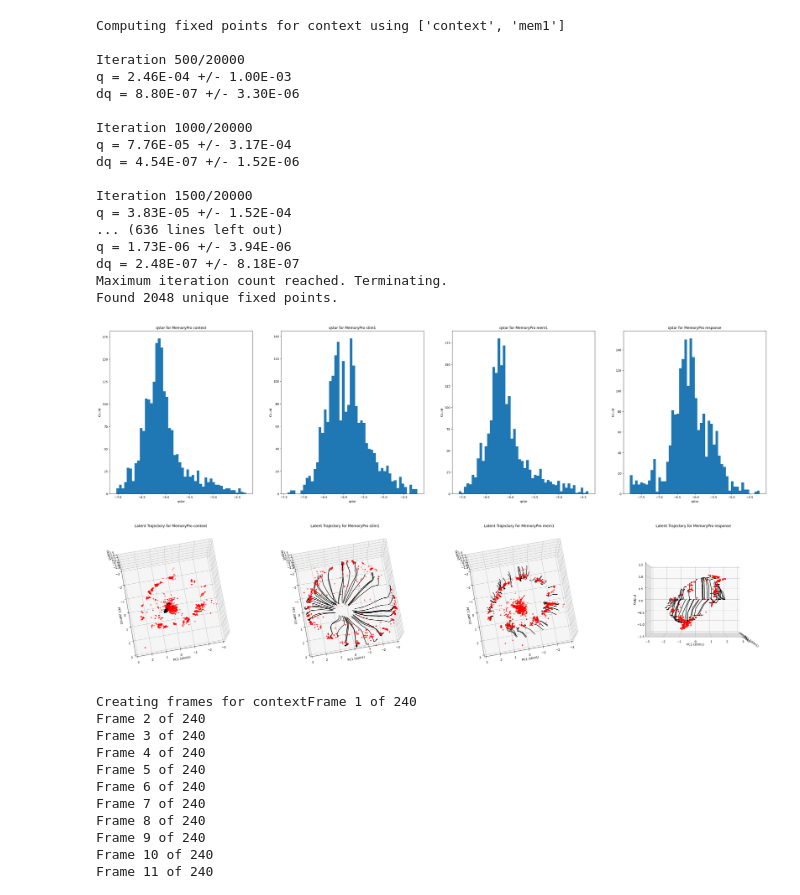
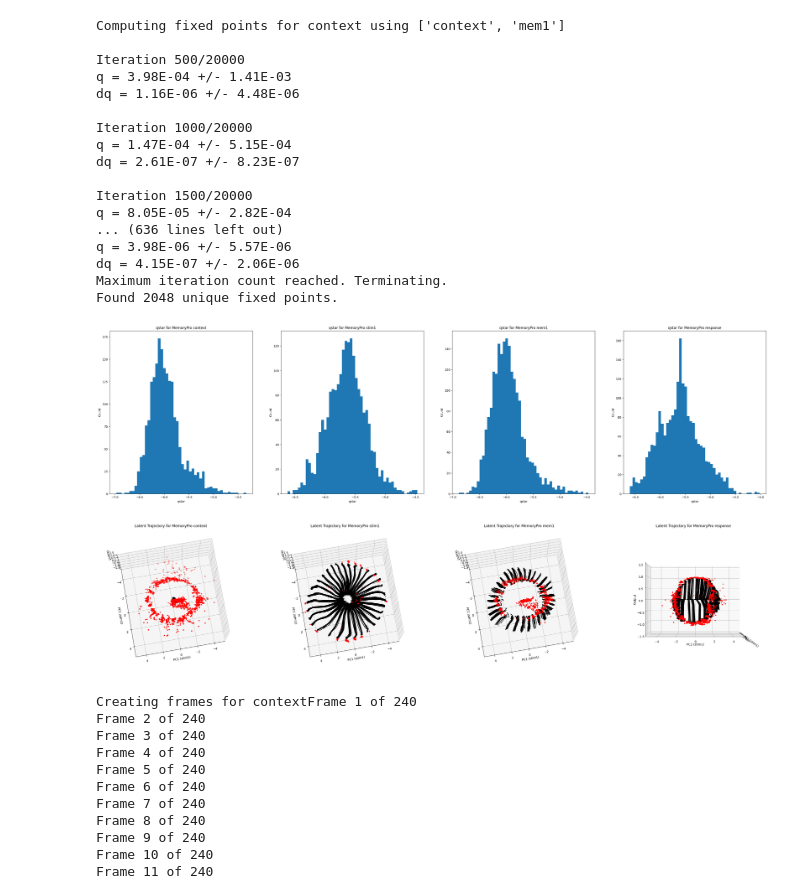
Before and after one commit to snel-repo/ComputationThruDynamicsBenchmark, a Jupyter notebook: examples/dev/multitask/MultiTaskCompiledNotebook.ipynb, the cells around one changed output. Saved outputs shown, nothing was run; the diff lists cells and outputs as text; code cells hidden in the pictures.

```diff
--- a/examples/dev/multitask/MultiTaskCompiledNotebook.ipynb
+++ b/examples/dev/multitask/MultiTaskCompiledNotebook.ipynb
@@ -13,9 +13,9 @@ import shutil
 import imageio
 # %%
 
-suffix = "MultiTaskGRU2"
+suffix = "MultiTaskNoisyGRU"
 filepath1 = (
-"/home/csverst/Github/CtDBenchmark/content/trained_models/task-trained/20240418_MultiTask_NoisyGRU_Final/max_epochs=500 latent_size=64 seed=0/"
+"/home/csverst/Github/CtDBenchmark/content/trained_models/task-trained/20240424_MultiTask_NoisyGRU_Final/max_epochs=700 latent_size=128 seed=0/"
 )
 plot_path = (
     "/home/csverst/Github/InterpretabilityBenchmark/"
@@ -27,7 +27,7 @@ os.makedirs(plot_path, exist_ok=True)
 phase_plot = "stim1"
 phase_for_pca = "stim1"
 task_to_analyze = "MemoryPro"
-task_for_pca = "MemoryAnti"
+task_for_pca = "MemoryPro"
 plot_fps = True
 comp = Analysis_TT_MultiTask(run_name=suffix, filepath=filepath1)
 
@@ -186,7 +166,7 @@ for i, phase_for_fp in enumerate(phase_list):
     fps[phase_names[i]]= comp.compute_fps_phase(
         phases=phase_for_fp,
         task_to_analyze=task_to_analyze,
-        noise_scale=0.0, lr = 5e-3,
+        noise_scale=0.0, lr = 2e-3,
         max_iters = 20000, use_noisy = False
         )
 
@@ -195,45 +175,45 @@ for i, phase_for_fp in enumerate(phase_list):
     xstar_pca.append(pca.transform(xstar))
     fps_out.append(readout(torch.Tensor(xstar)).detach().numpy())
     q_star.append(fps[phase_names[i]].qstar)
 xstar_pca = np.stack(xstar_pca, axis = 0)
 fps_out = np.stack(fps_out, axis = 0)
 fps_mat = np.concatenate((xstar_pca[:,:,:2], fps_out[:,:,1:2]), axis=2)
 q_star = np.stack(q_star, axis = 0)
 # Set values of qstar that are zero to 1e-16 for plotting
 q_star[q_star == 0] = 1e-16
 fig = plt.figure(figsize=(10*num_phases, 10))
 for i, phase in enumerate(phase_names):
     # Add histogram of qstar
     ax = fig.add_subplot(1, num_phases, i+1)
     ax.hist(np.log10(q_star[i]), bins=50)
     ax.set_xlabel("qstar")
     ax.set_ylabel("Count")
     ax.set_title(f"qstar for {task_to_analyze} {phase}")
 # plt.savefig(comp.plot_path + f"qstar_{task_to_analyze}_{phase}.png", dpi=300)
 plt.show()
 # %% [output]
 Computing fixed points for context using ['context', 'mem1']
 
 Iteration 500/20000
-q = 2.46E-04 +/- 1.00E-03
-dq = 8.80E-07 +/- 3.30E-06
+q = 3.98E-04 +/- 1.41E-03
+dq = 1.16E-06 +/- 4.48E-06
 
 Iteration 1000/20000
-q = 7.76E-05 +/- 3.17E-04
-dq = 4.54E-07 +/- 1.52E-06
+q = 1.47E-04 +/- 5.15E-04
+dq = 2.61E-07 +/- 8.23E-07
 
 Iteration 1500/20000
-q = 3.83E-05 +/- 1.52E-04
+q = 8.05E-05 +/- 2.82E-04
 ... (636 lines left out)
-q = 1.73E-06 +/- 3.94E-06
-dq = 2.48E-07 +/- 8.18E-07
+q = 3.98E-06 +/- 5.57E-06
+dq = 4.15E-07 +/- 2.06E-06
 Maximum iteration count reached. Terminating.
 Found 2048 unique fixed points.
-[figure, old version]
+[figure, new version]
 # %%
 # window to only FPs whose q values are less than thresh
 fps_plot = fps_mat.copy()
-threshs = [1e-6, 1e-5, 1e-5, 1e-6]
+threshs = [1e-5, 1e-6, 1e-6, 5e-6]
 for i, phase in enumerate(phase_names):
     q_flag = q_star[i] < threshs[i]
     fps_plot[i, ~q_flag, :] = np.nan
@@ -261,8 +241,8 @@ for i, phase in enumerate(phase_names):
     ax.set_ylabel(f"PC2 ({phase_for_pca})")
     ax.set_zlabel("Output")
     ax.set_title(f"Latent Trajectory for {task_to_analyze} {phase}")
-    ax.set_xlim([-3, 3])
-    ax.set_ylim([-3, 3])
+    ax.set_xlim([-5, 5])
+    ax.set_ylim([-5, 5])
     ax.set_zlim([-1.5, 1.5])
 
     ax.view_init(80, 80)
@@ -271,7 +251,7 @@ for i, phase in enumerate(phase_names):
 plt.show()
 # plt.savefig(comp.plot_path + f"LatentTraj_{task_to_analyze}_{phase}.png", dpi=300)
 # %% [output]
-[figure, old version]
+[figure, new version]
 # %%
 
 def angles_to_colors(angles):
```
Also changed, not shown: parts of 4 cells of this notebook, 22 other files.
